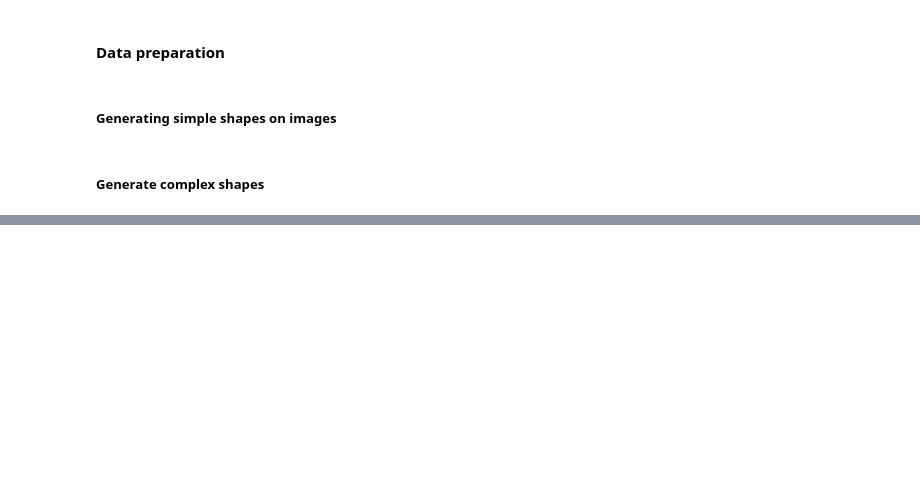
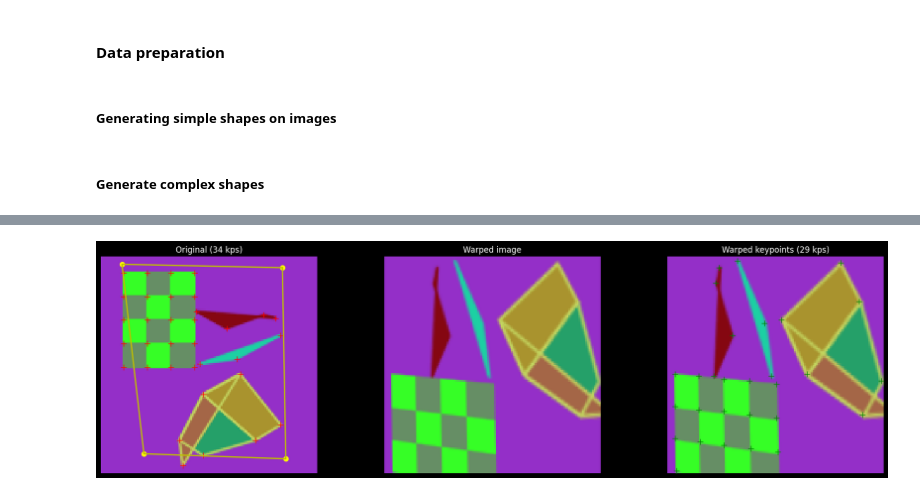
Before and after one commit to korunoskandrea/RV, a Jupyter notebook: vaja_02/detecting_points.ipynb, the cells around one changed output, grey strips where cells are left out. Cells and saved outputs as stored; diff of their text form; code cells hidden in the pictures; blank space fills up the shorter version.

```diff
--- a/vaja_02/detecting_points.ipynb
+++ b/vaja_02/detecting_points.ipynb
@@ -300,0 +413,53 @@ cube: success=False, keypoints=0
+# %%
+def visualize_homography(size: int = 128):
+    shapes = ['checkerboard', 'cube', 'triangle', 'quadrilateral', 'star']
+
+    # Generate original
+    img, keypoints = generate_image(size=size, shapes=shapes)
+    height, width = img.shape[:2]
+
+    # Sample homography points
+    src_pts = homography_points(width, height)
+    src_pts_rot = rotation_points(src_pts)
+
+    # Compute H
+    H = compute_homography(src_pts_rot, width, height)
+
+    # Warp
+    warped_img = cv2.warpPerspective(img, H, (width, height))
+    warped_kps = warp_keypoints(keypoints, H)
+    warped_kps = filter_keypoints(warped_kps, width, height)
+
+    # ---- PLOT ----
+    fig, axs = plt.subplots(1, 3, figsize=(18, 5))
+
+    # 1. Original image
+    axs[0].imshow(cv2.cvtColor(img, cv2.COLOR_BGR2RGB))
+    for (x, y) in keypoints:
+        axs[0].plot(x, y, 'r+', markersize=8)
+    axs[0].set_title(f'Original ({len(keypoints)} kps)')
+    axs[0].axis('off')
+
+    # Draw homography quad
+    quad = np.vstack([src_pts_rot, src_pts_rot[0]])
+    axs[0].plot(quad[:, 0], quad[:, 1], 'y-', linewidth=2)
+    axs[0].scatter(src_pts_rot[:, 0], src_pts_rot[:, 1], c='yellow', s=50)
+
+    # 2. Warped image
+    axs[1].imshow(cv2.cvtColor(warped_img, cv2.COLOR_BGR2RGB))
+    axs[1].set_title('Warped image')
+    axs[1].axis('off')
+
+    # 3. Warped + keypoints
+    axs[2].imshow(cv2.cvtColor(warped_img, cv2.COLOR_BGR2RGB))
+    for (x, y) in warped_kps:
+        axs[2].plot(x, y, 'g+', markersize=8)
+    axs[2].set_title(f'Warped keypoints ({len(warped_kps)} kps)')
+    axs[2].axis('off')
+
+    plt.tight_layout()
+    plt.show()
+
+visualize_homography()
+# %% [output]
+[figure, added]
```
Also changed, not shown: parts of 10 cells of this notebook.
